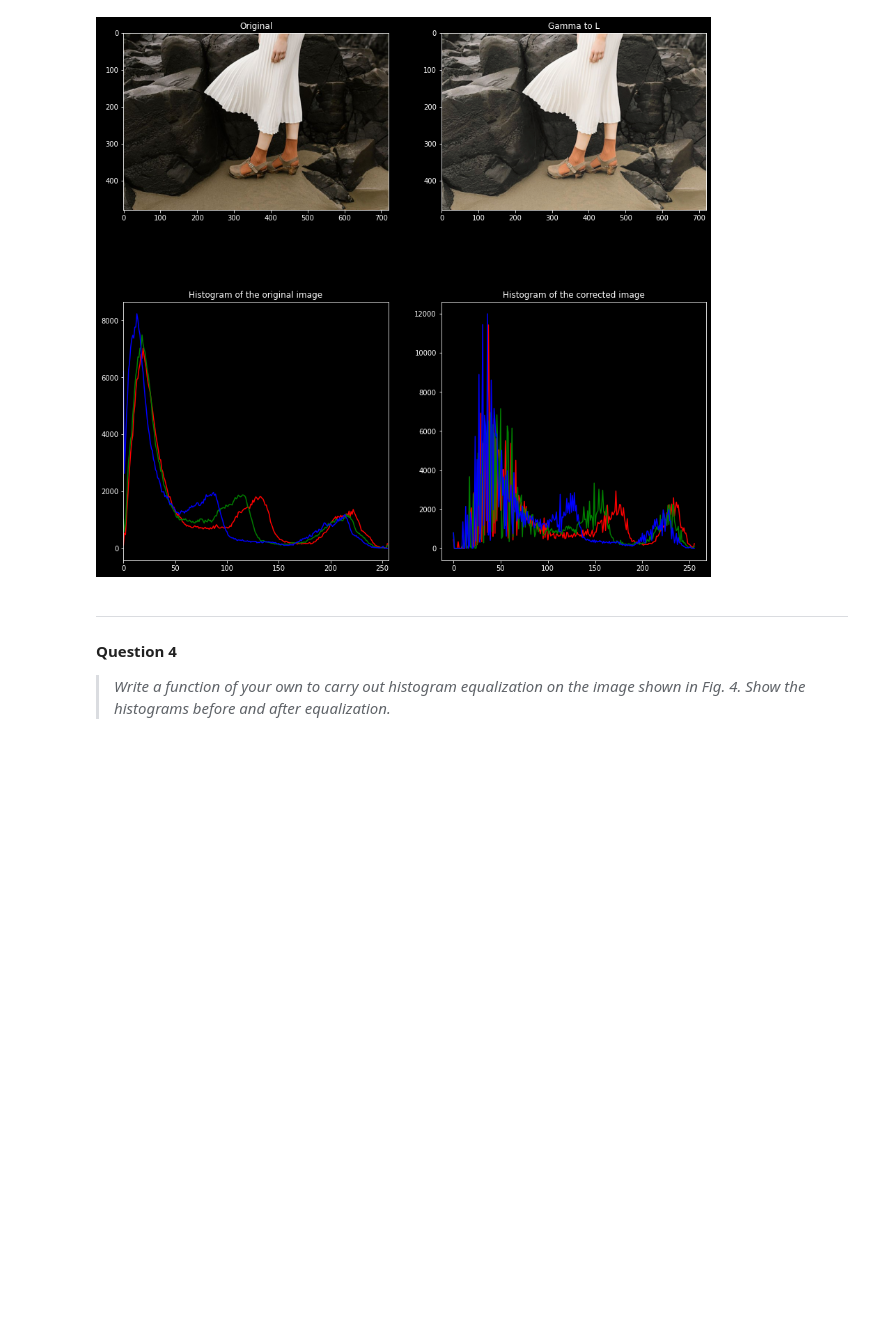
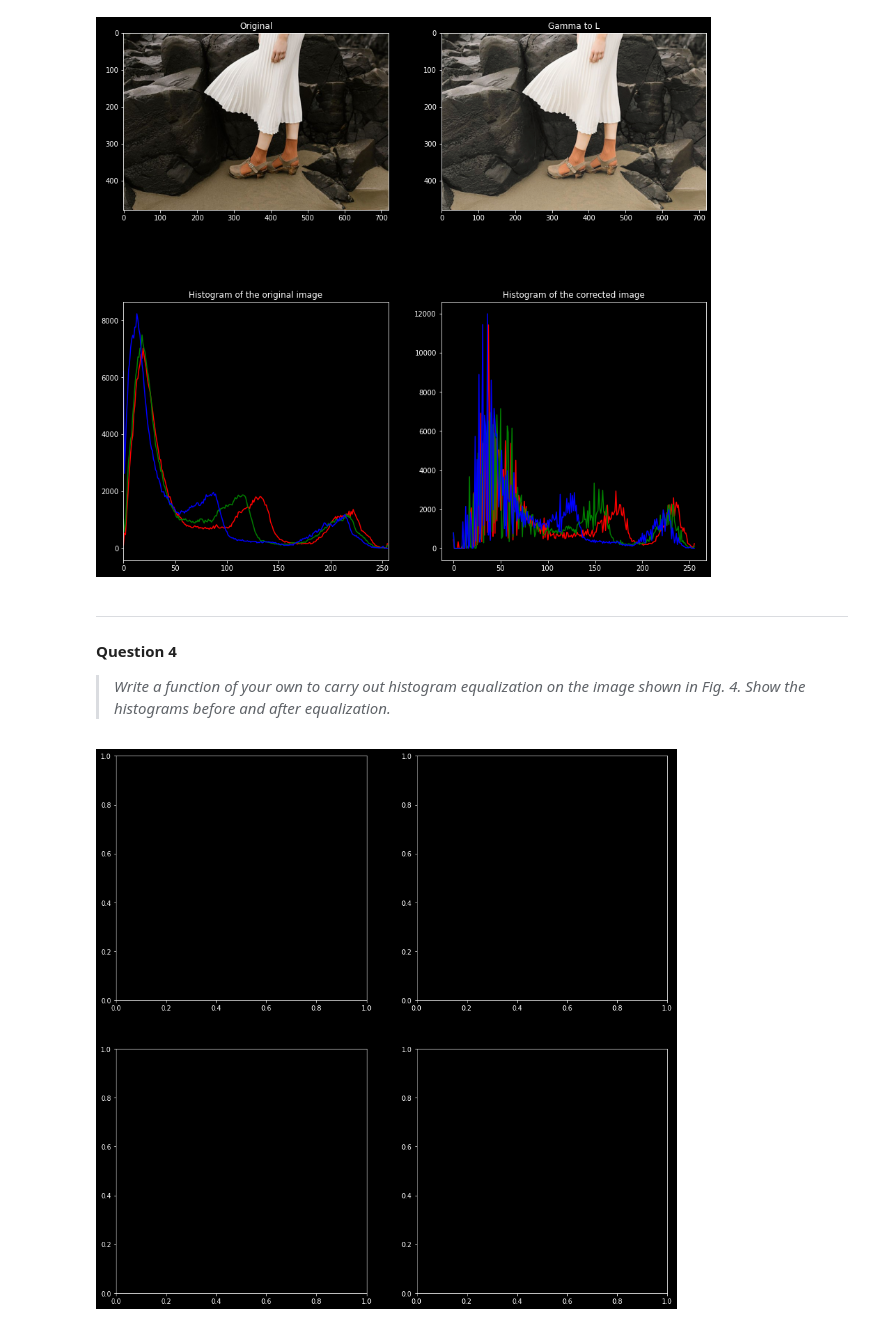
Before and after one commit to KavinduWeerasinghe/Image-Processing_Assignment-1, a Jupyter notebook: Assignment.ipynb, the cells around one changed output. Drawn from its saved outputs; the diff is of its cells as text; code cells hidden in the pictures; blank space fills up the shorter version.

```diff
--- a/Assignment.ipynb
+++ b/Assignment.ipynb
@@ -130,3 +130,15 @@ Text(0.5, 1.0, 'Histogram of the corrected image')
 #### Question 4
 
 > *Write a function of your own to carry out histogram equalization on the image shown in Fig. 4. Show the histograms before and after equalization.*
+# %%
+def histogram(img):
+    return 0
+
+img = cv.imread("highlights_and_shadows.jpg",cv.IMREAD_COLOR)
+assert img is not None
+img=cv.cvtColor(img,cv.COLOR_BGR2RGB) #color conversion
+fig,ax = plt.subplots(2,2)
+fig.set_figwidth(15)
+fig.set_figheight(15)
+# %% [output]
+[figure, added]
```
